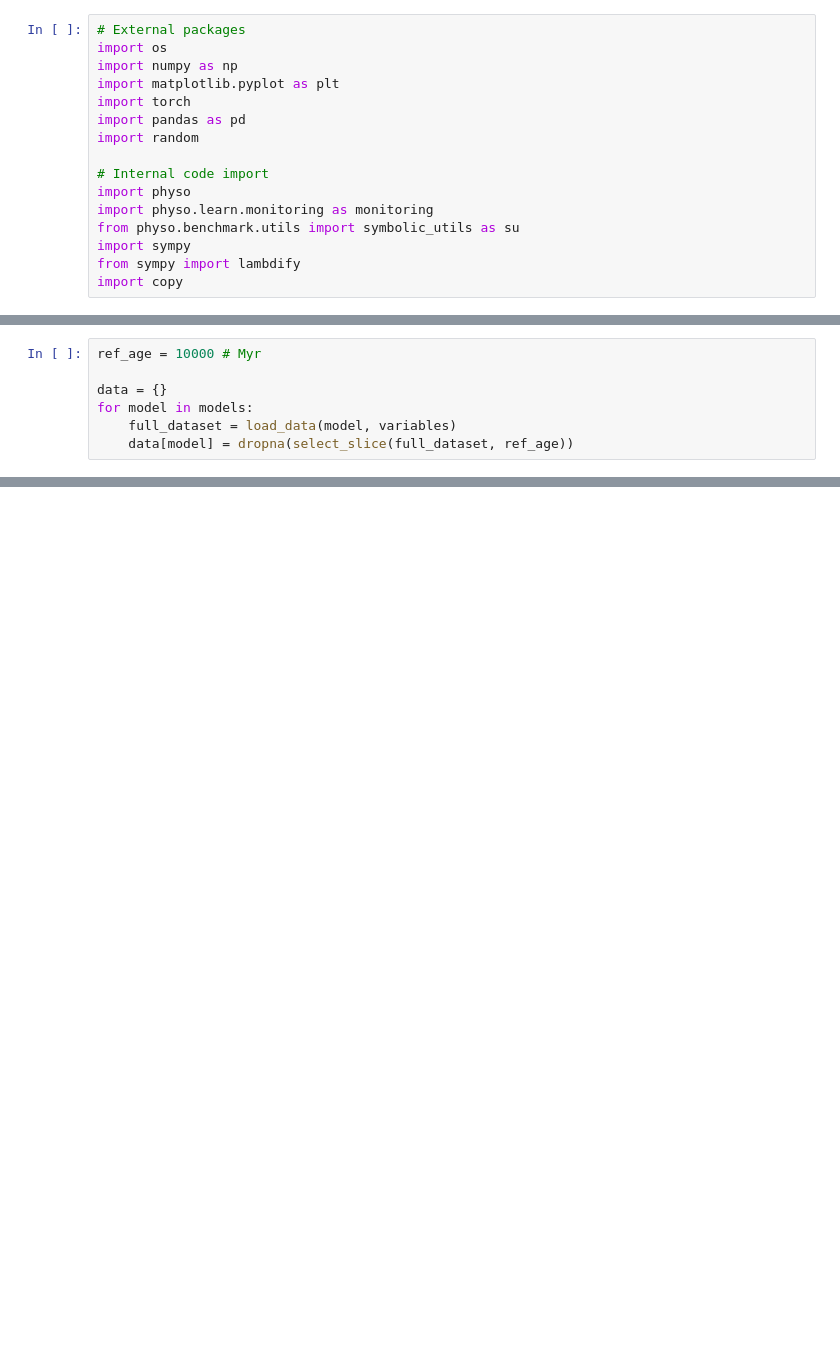
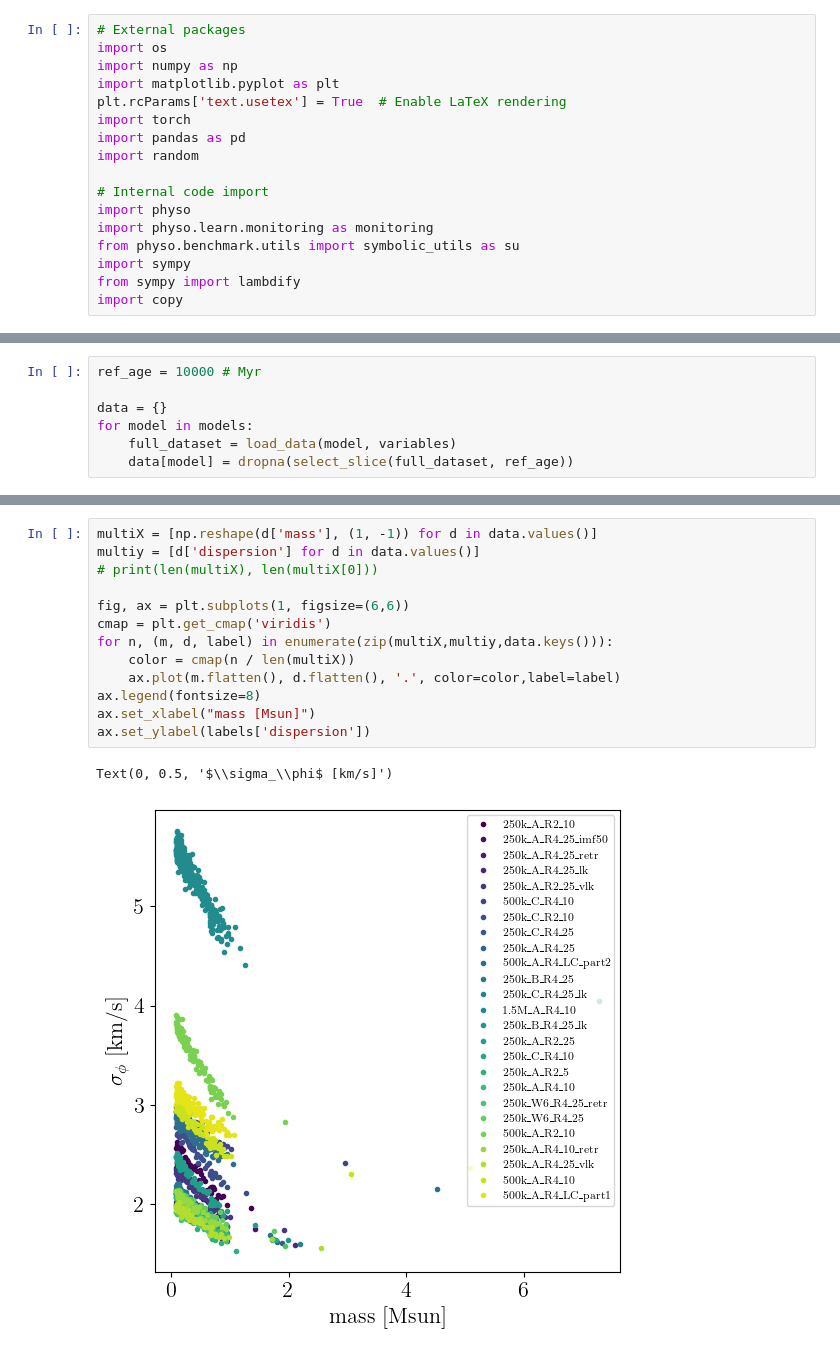
Before and after one commit to theocrt/phy-so-mass-dependent, a Jupyter notebook: demo_classsr_fit.ipynb, the cells around one changed output, grey strips where cells are left out. Drawn from its saved outputs; the diff is of its cells as text; blank space fills up the shorter version.

```diff
--- a/demo_classsr_fit.ipynb
+++ b/demo_classsr_fit.ipynb
@@ -5,6 +5,7 @@
 import os
 import numpy as np
 import matplotlib.pyplot as plt
+plt.rcParams['text.usetex'] = True  # Enable LaTeX rendering
 import torch
 import pandas as pd
 import random
@@ -96,0 +82,16 @@ for model in models:
+# %%
+multiX = [np.reshape(d['mass'], (1, -1)) for d in data.values()]
+multiy = [d['dispersion'] for d in data.values()]
+# print(len(multiX), len(multiX[0]))
+
+fig, ax = plt.subplots(1, figsize=(6,6))
+cmap = plt.get_cmap('viridis')
+for n, (m, d, label) in enumerate(zip(multiX,multiy,data.keys())):
+    color = cmap(n / len(multiX))
+    ax.plot(m.flatten(), d.flatten(), '.', color=color,label=label)
+ax.legend(fontsize=8)
+ax.set_xlabel("mass [Msun]")
+ax.set_ylabel(labels['dispersion'])
+# %% [output]
+Text(0, 0.5, '$\\sigma_\\phi$ [km/s]')
+[figure, added]
```
Also changed, not shown: parts of 5 cells of this notebook.
